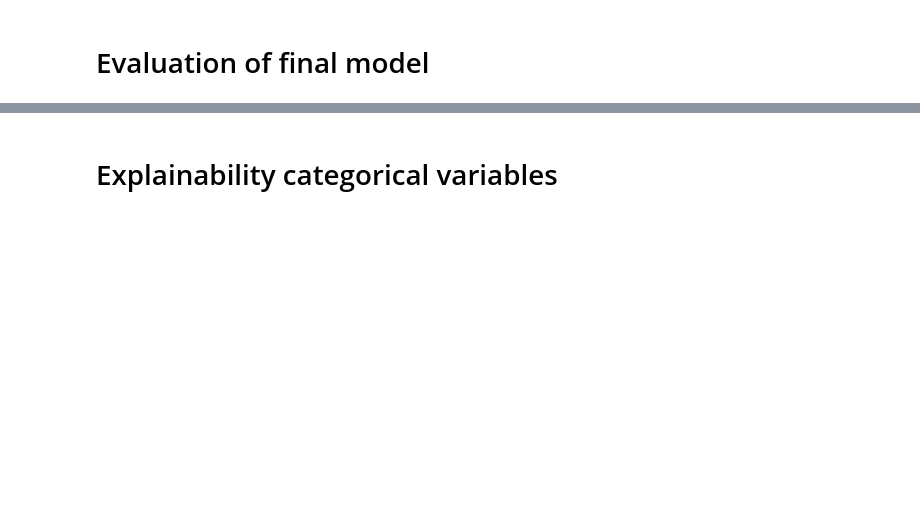
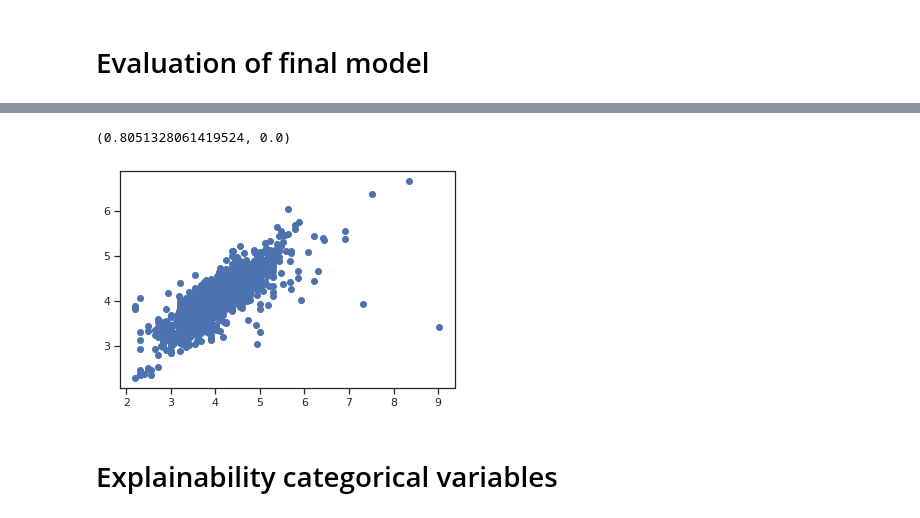
Before and after one commit to dernameistegal/airbnb_price, a Jupyter notebook: Ensemble_model2.ipynb, the cells around one changed output, grey strips where cells are left out. Saved outputs shown, nothing was run; the diff lists cells and outputs as text; code cells hidden in the pictures; blank space fills up the shorter version.

```diff
--- a/Ensemble_model2.ipynb
+++ b/Ensemble_model2.ipynb
@@ -149,7 +152,7 @@ if "lang" in cat_cols_exclude:
 data.loc[:, cat_cols_exclude] = to_replace[cat_cols_exclude]
 # %%
 train_ids, val_ids, test_ids = ut.train_val_test_split(data.index)
-traindf, valdf = data.loc[train_ids], data.loc[val_ids]
+traindf, valdf, testdf = data.loc[train_ids], data.loc[val_ids], data.loc[test_ids]
 # %% [markdown]
 ## Create DataLoader
 # %%
@@ -227,2 +257,12 @@ np.save(path, val_losses)
+# %%
+ys = [i.item() for i in ys]
+ypreds = [i.item() for i in ypreds]
+
+print(pearsonr(ys, ypreds))
+plt.scatter(ys, ypreds)
+plt.show()
+# %% [output]
+(0.8051328061419524, 0.0)
+[figure, added]
 # %% [markdown]
 # Explainability categorical variables
```
Also changed, not shown: parts of 15 cells of this notebook.
